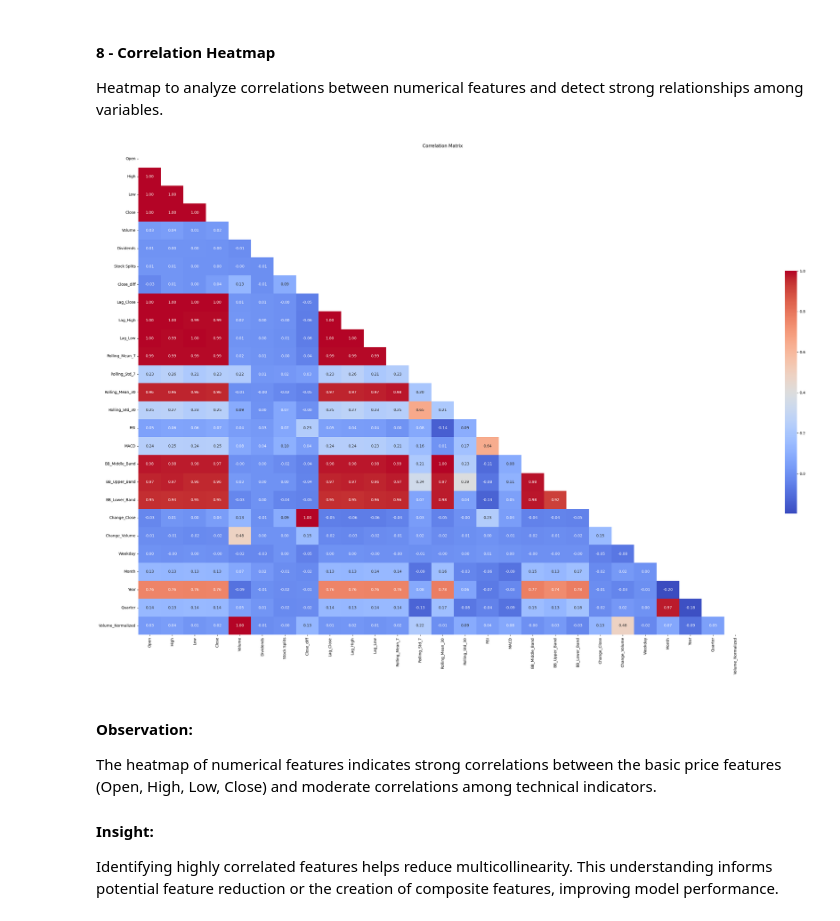
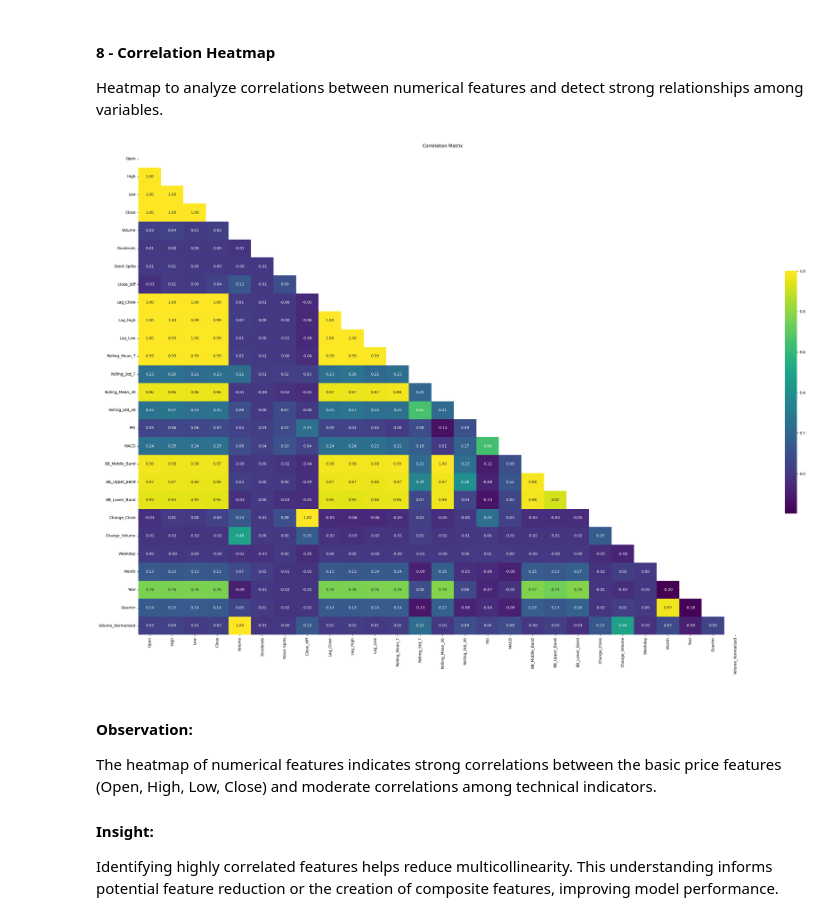
Before and after one commit to Sudais-shah/Saudi-Aramco-Stock-Price-Prediction-Model, a Jupyter notebook: Saudi Aramco Stock Price Prediction Model.ipynb, the cells around one changed output. Saved outputs shown, nothing was run; the diff lists cells and outputs as text; code cells hidden in the pictures.

```diff
--- a/Saudi Aramco Stock Price Prediction Model.ipynb
+++ b/Saudi Aramco Stock Price Prediction Model.ipynb
@@ -386,13 +388,13 @@ Heatmap to analyze correlations between numerical features and detect strong rel
 # %%
 plt.figure(figsize=(30, 20))
 sns.heatmap(
     data=df.select_dtypes(include=['number']).corr(), mask = np.triu(np.ones_like(df.select_dtypes(include=['number']).corr(), dtype=bool)) ,
-    cmap='coolwarm', annot=True, fmt='.2f', square=False, annot_kws={"size": 10}, cbar_kws={'shrink': 0.5} )
+    cmap='viridis', annot=True, fmt='.2f', square=False, annot_kws={"size": 10}, cbar_kws={'shrink': 0.5} )
 plt.title('Correlation Matrix')
 plt.tight_layout()
 plt.show()
 # %% [output]
-[figure, old version]
+[figure, new version]
 # %% [markdown]
 #### Observation:
 
```
Also changed, not shown: parts of 38 cells of this notebook.
